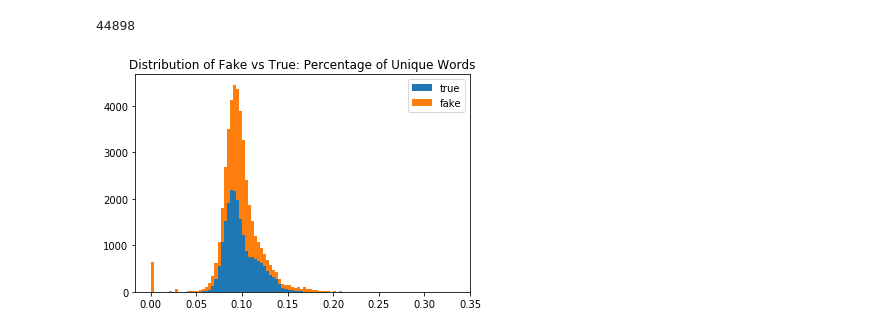
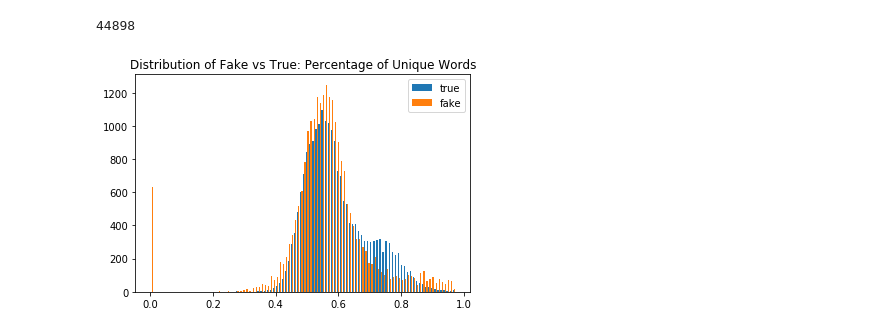
Before and after one commit to zycalice/fake-news-detection, a Jupyter notebook: src/Sandbox.ipynb, the cells around one changed output. Cells and saved outputs as stored; diff of their text form; code cells hidden in the pictures.

```diff
--- a/src/Sandbox.ipynb
+++ b/src/Sandbox.ipynb
@@ -16,0 +30,14 @@ news_df.head(2)
+# %%
+def searchSource(text, term):
+    return term in text
+# %%
+news_df['21stCenturyWire'] = news_df['puretext'].apply(lambda x: searchSource(x, '21st century wire'))
+news_df['video_title'] = news_df['puretitle'].apply(lambda x: searchSource(x, 'video'))
+news_df['(VIDEO)_title'] = news_df['title'].apply(lambda x: searchSource(x, '(VIDEO)'))
+news_df['[VIDEO]_title'] = news_df['title'].apply(lambda x: searchSource(x, '[VIDEO]'))
+news_df['VIDEO_title'] = news_df['title'].apply(lambda x: searchSource(x, 'VIDEO'))
+news_df['Video_title'] = news_df['title'].apply(lambda x: searchSource(x, 'Video'))
+news_df['Videos_title'] = news_df['title'].apply(lambda x: searchSource(x, 'Videos'))
+news_df['images_title'] = news_df['puretitle'].apply(lambda x: searchSource(x, 'images'))
+news_df['IMAGES_title'] = news_df['title'].apply(lambda x: searchSource(x, 'IMAGES'))
+news_df['Reuters'] = news_df['text'].apply(lambda x: searchSource(x, 'Reuters'))
@@ -33,7 +88,7 @@ def numUniqueWords(text):
     return len(Counter(text.split()))
 
 def numWords(text):
-    return len(text)
+    return len(text.split())
 # %%
 numUniqueWords(puretext[0]), numWords(puretext[0])
 # %% [output]
@@ -41,6 +96,6 @@ numUniqueWords(puretext[0]), numWords(puretext[0])
 # %%
 news_df['numUniqueWords'] = news_df['puretext'].apply(lambda x: numUniqueWords(x))
-news_df['numWords'] = news_df['puretext'].apply(lambda x: numWords(x))
+news_df['numWords'] = news_df['puretext'].apply(lambda x: numWords(x))+1
 news_df['percUniqueWords'] = news_df['numUniqueWords']/news_df['numWords']
 # %%
 word_counts = news_df.groupby('label').sum()
@@ -79,17 +143,17 @@ percUniqueWordsList.append(percUniqueWordsFake)
 # %%
 # plot histogram
 n_bins = 100
 
 # stacked bar
-plt.hist(percUniqueWordsList, n_bins, density=False, histtype='bar', stacked=True,
+plt.hist(percUniqueWordsList, n_bins, density=False, histtype='bar', #stacked=True,
          label=['true','fake'])
 
 plt.title('Distribution of Fake vs True: Percentage of Unique Words')
 plt.legend()
 
 plt.show()
 # %% [output]
-[figure, old version]
+[figure, new version]
 # %%
 from sklearn.linear_model import LogisticRegression
 from sklearn.model_selection import train_test_split
```
Also changed, not shown: parts of 13 cells of this notebook, 7 other files.
